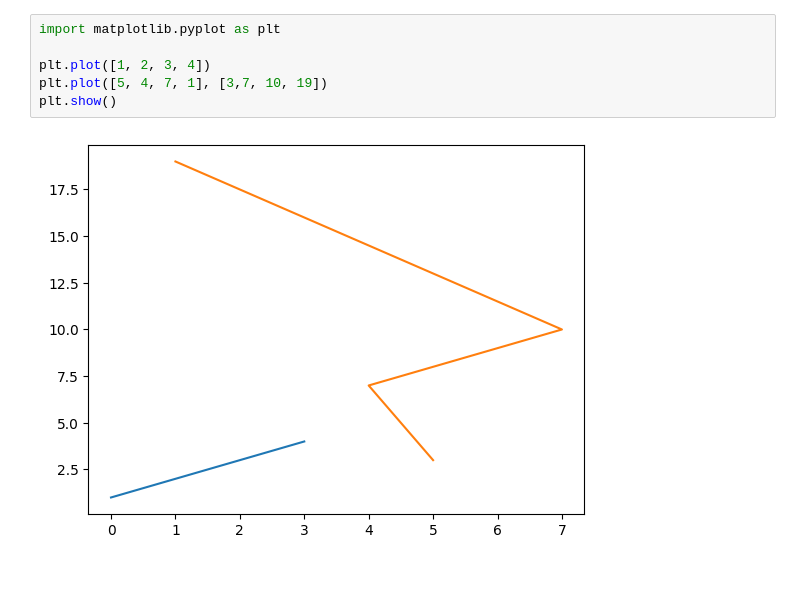
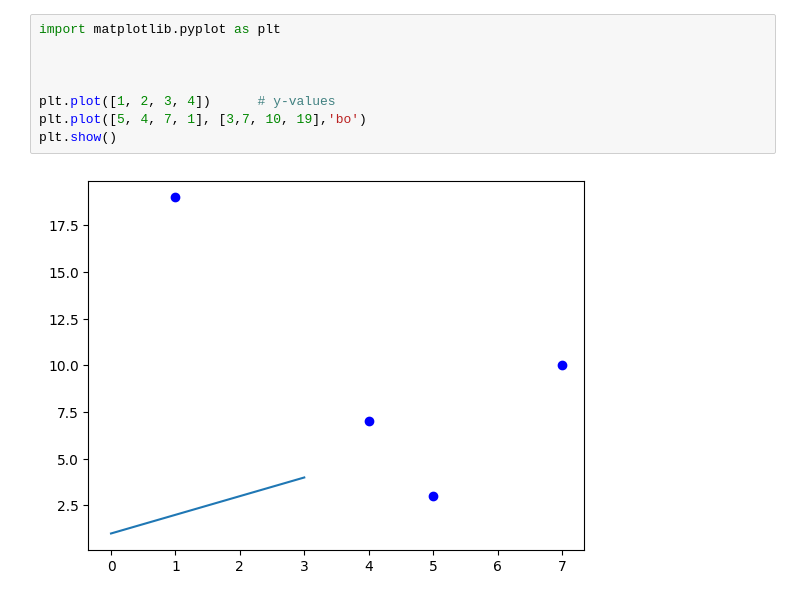
Before and after one commit to airjbl/Phython-Basic, a Jupyter notebook: data_visual.ipynb, the cells around one changed output. Drawn from its saved outputs; the diff is of its cells as text.

```diff
--- a/data_visual.ipynb
+++ b/data_visual.ipynb
@@ -1,8 +30,10 @@
 # %%
 import matplotlib.pyplot as plt
 
-plt.plot([1, 2, 3, 4])
-plt.plot([5, 4, 7, 1], [3,7, 10, 19])
+
+
+plt.plot([1, 2, 3, 4])      # y-values
+plt.plot([5, 4, 7, 1], [3,7, 10, 19],'bo')
 plt.show()
 # %% [output]
-[figure, old version]
+[figure, new version]
```
Also changed, not shown: parts of 3 cells of this notebook.
